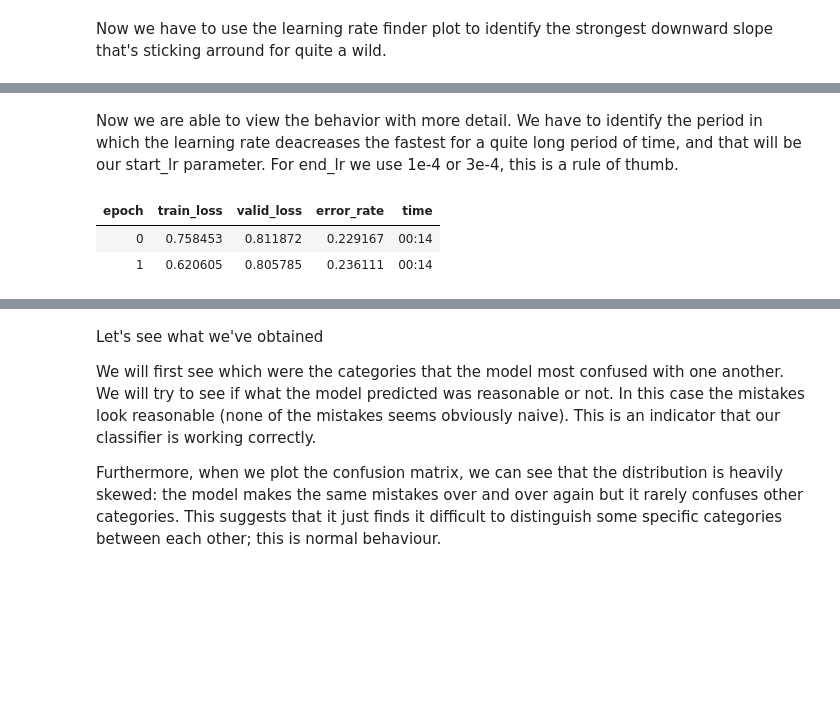
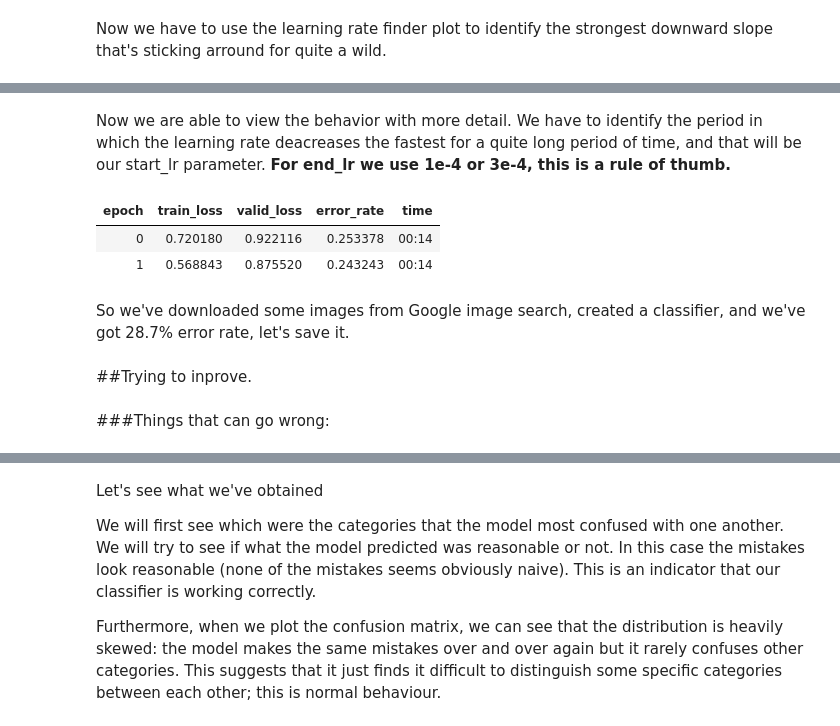
Before and after one commit to jnqeras/Monkey-Island, a Jupyter notebook: MonkeyIdentifier.ipynb, the cells around one changed output, grey strips where cells are left out. Saved outputs shown, nothing was run; the diff lists cells and outputs as text; code cells hidden in the pictures; blank space fills up the shorter version.

```diff
--- a/MonkeyIdentifier.ipynb
+++ b/MonkeyIdentifier.ipynb
@@ -399,11 +412,17 @@ learn.recorder.plot()
 # %% [markdown]
 Now we are able to view the behavior with more detail.
-We have to identify the period in which the learning rate deacreases the fastest for a quite long period of time, and that will be our start_lr parameter. For end_lr we use 1e-4 or 3e-4, this is a rule of thumb.
+We have to identify the period in which the learning rate deacreases the fastest for a quite long period of time, and that will be our start_lr parameter. **For end_lr we use 1e-4 or 3e-4, this is a rule of thumb.**
 # %%
-learn.fit_one_cycle(2, max_lr=slice(6e-05,3e-4))
+learn.fit_one_cycle(2, max_lr=slice(5e-05,3e-4))
 # %% [output]
 | epoch | train_loss | valid_loss | error_rate | time |
-| 0 | 0.758453 | 0.811872 | 0.229167 | 00:14 |
-| 1 | 0.620605 | 0.805785 | 0.236111 | 00:14 |
+| 0 | 0.720180 | 0.922116 | 0.253378 | 00:14 |
+| 1 | 0.568843 | 0.875520 | 0.243243 | 00:14 |
+# %% [markdown]
+So we've downloaded some images from Google image search, created a classifier, and we've got 28.7% error rate, let's save it.
 # %%
 learn.save('stage-2')
+# %% [markdown]
+##Trying to inprove.
+# %% [markdown]
+###Things that can go wrong:
```
Also changed, not shown: parts of 78 cells of this notebook.
